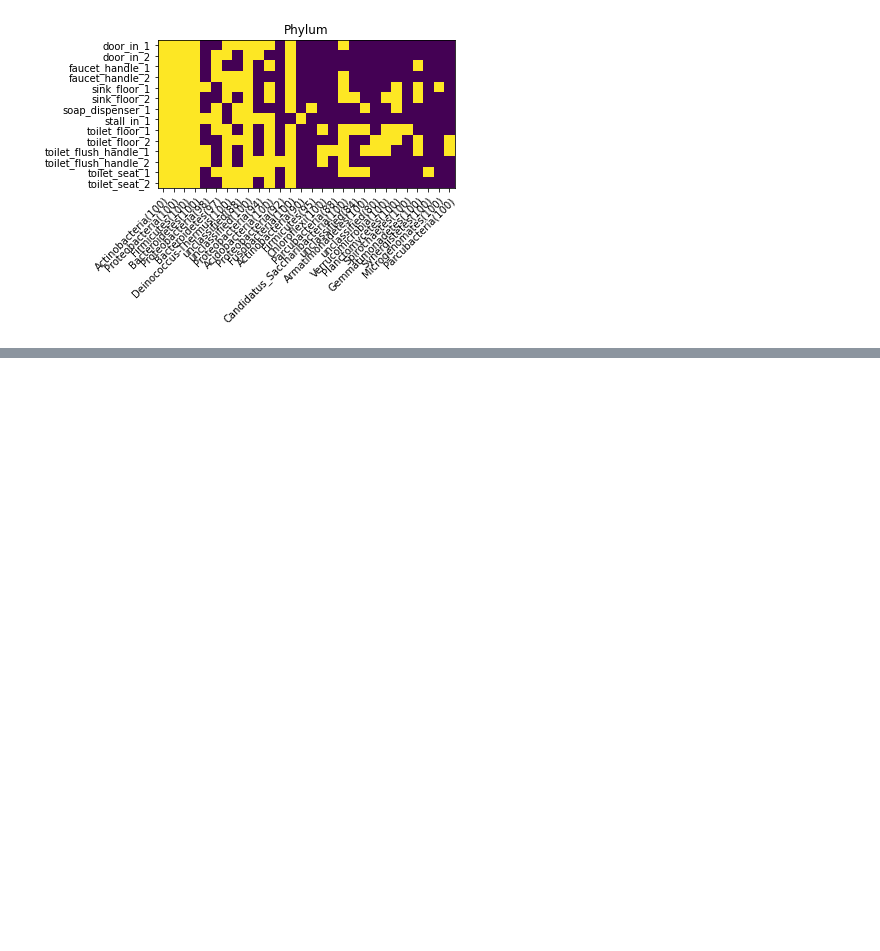
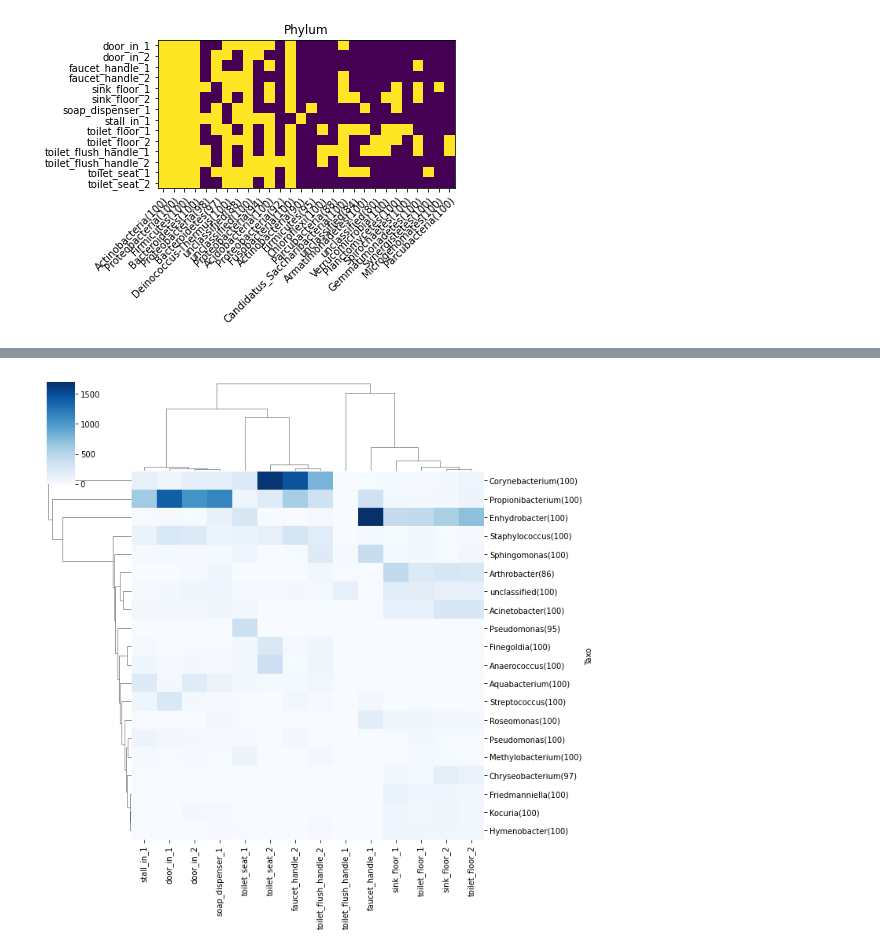
Before and after one commit to mmartelat/vdb_joha_marie, a Jupyter notebook: VdbFinalProject.ipynb, the cells around one changed output, grey strips where cells are left out. Saved outputs shown, nothing was run; the diff lists cells and outputs as text; code cells hidden in the pictures; blank space fills up the shorter version.

```diff
--- a/VdbFinalProject.ipynb
+++ b/VdbFinalProject.ipynb
@@ -593,0 +803,20 @@ plt.show()
+# %%
+import scipy.spatial as sp, scipy.cluster.hierarchy as hc
+import matplotlib.pyplot as plt
+import matplotlib.patches as mpatches
+#calculate linkage matrix, 'average' is UPGMA
+linkage = hc.linkage(GF2matrix, method='average')
+
+y = pandas.Series((i for i in GF3["Localisation"]), index=GF3["Taxo"], name="Series")
+
+#mypal lmcolor and rowcol for color bar, but here is not possible with this 'y',
+# it may work if series was for example phylum (something assigned 1 to 1 to genre)
+
+mypal = sns.cubehelix_palette(len(y), light=.9, dark=.1, reverse=True, start=1, rot=-2)
+lmcolor = dict(zip(map(str,y.unique()),mypal))
+rowcol = y.map(lmcolor)
+
+h = sns.clustermap(GF2f, row_linkage=linkage, metric="correlation", cmap="Blues")
+plt.savefig('plots/ClustHierarchique.pdf', format="pdf", dpi=300,  bbox_inches = 'tight')
+# %% [output]
+[figure, added]
```
Also changed, not shown: parts of 7 cells of this notebook, 7 other files.
